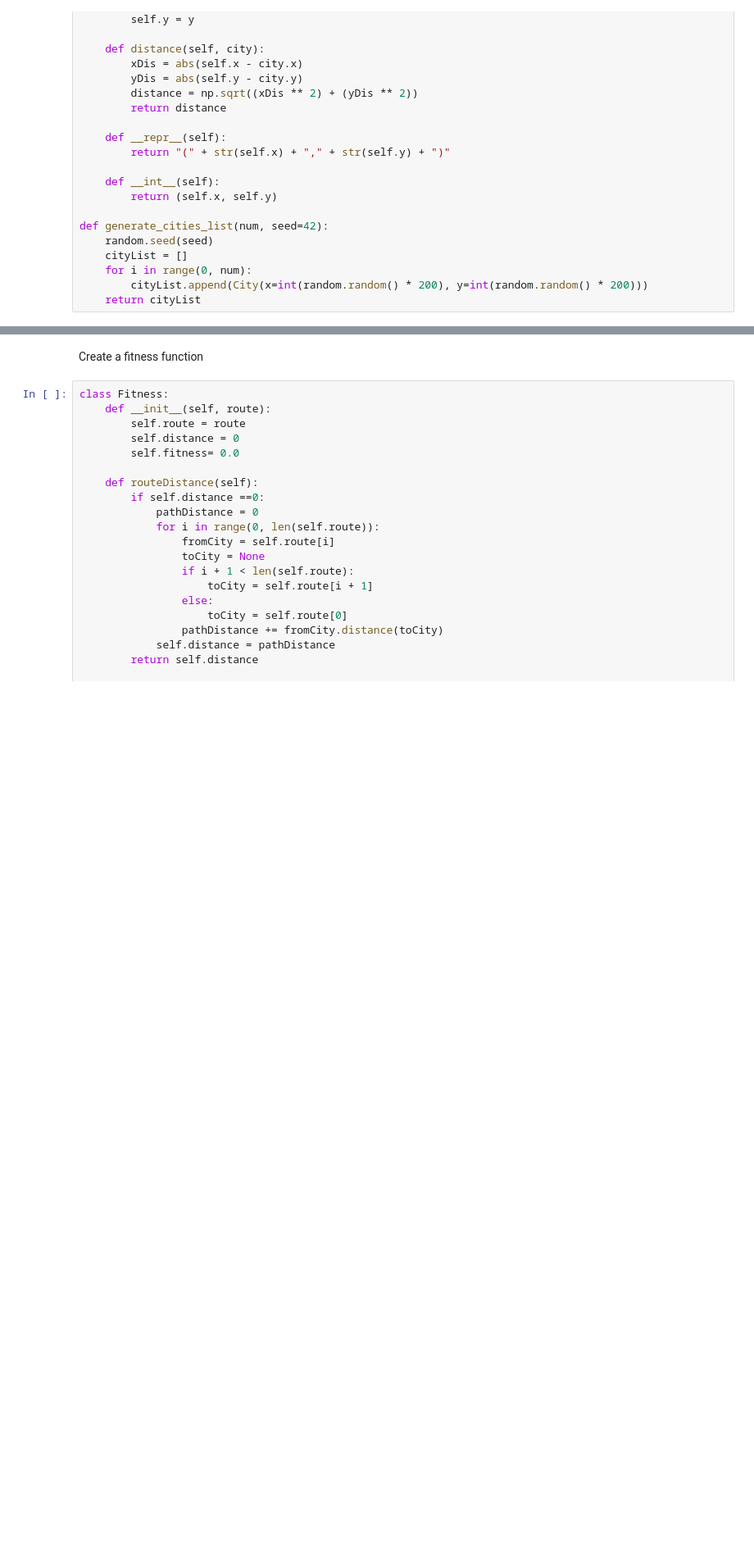
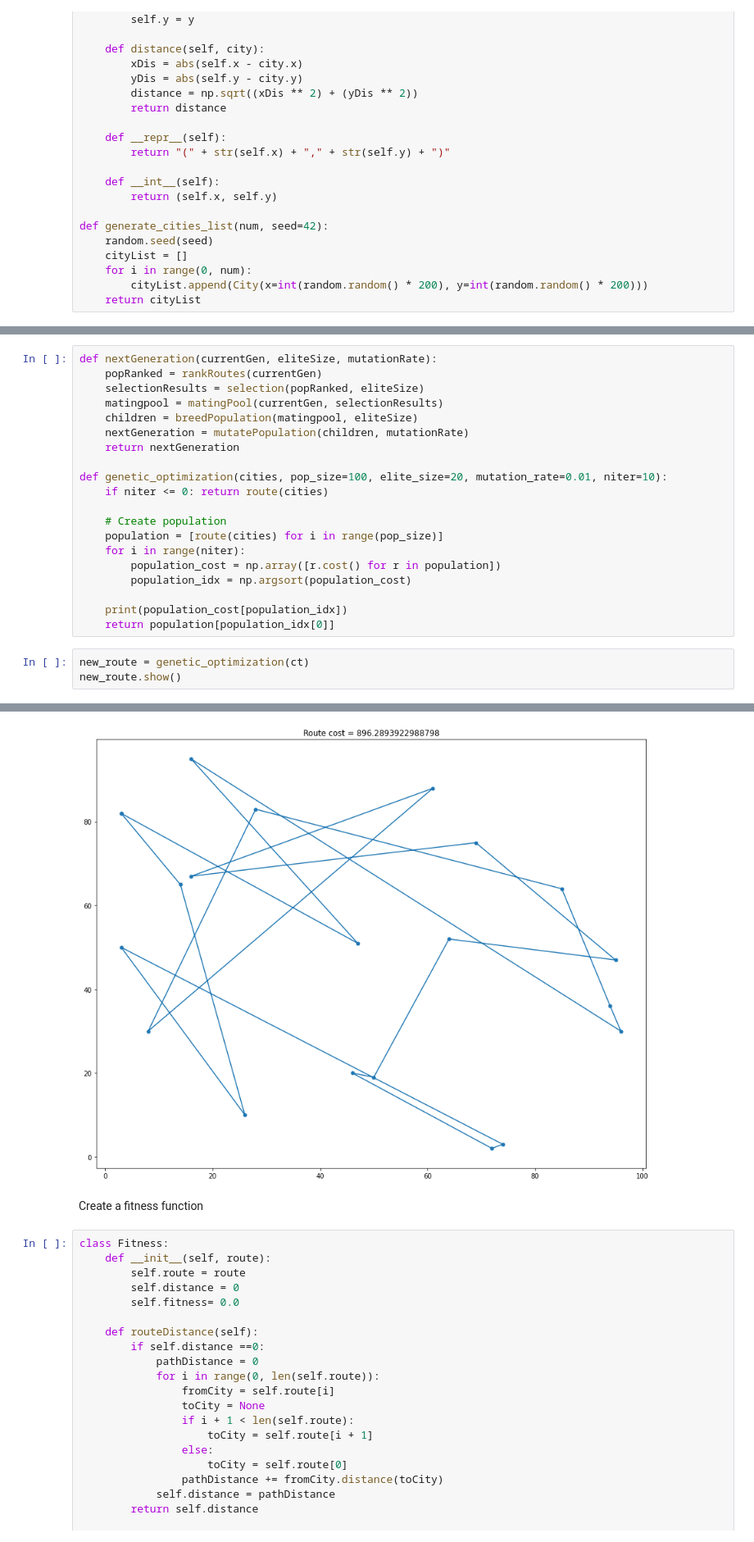
Before and after one commit to borislevant/aiplayground, a Jupyter notebook: traveling_saleseman_problem.ipynb, the cells around one changed output, grey strips where cells are left out. Shown at 82% size. Cells and saved outputs as stored; diff of their text form; blank space fills up the shorter version.

```diff
--- a/traveling_saleseman_problem.ipynb
+++ b/traveling_saleseman_problem.ipynb
@@ -133,0 +149,24 @@ new_route.show()
+# %%
+def nextGeneration(currentGen, eliteSize, mutationRate):
+    popRanked = rankRoutes(currentGen)
+    selectionResults = selection(popRanked, eliteSize)
+    matingpool = matingPool(currentGen, selectionResults)
+    children = breedPopulation(matingpool, eliteSize)
+    nextGeneration = mutatePopulation(children, mutationRate)
+    return nextGeneration
+
+def genetic_optimization(cities, pop_size=100, elite_size=20, mutation_rate=0.01, niter=10):
+    if niter <= 0: return route(cities)
+
+    # Create population
+    population = [route(cities) for i in range(pop_size)]
+    for i in range(niter):
+        population_cost = np.array([r.cost() for r in population])
+        population_idx = np.argsort(population_cost)
+
+    print(population_cost[population_idx])
+    return population[population_idx[0]]
+# %%
+new_route = genetic_optimization(ct)
+new_route.show()
+# %% [output]
@@ -134,3 +193,4 @@ new_route.show()
+[figure, added]
 # %% [markdown]
 Create a fitness function
 # %%
```
Also changed, not shown: parts of 9 cells of this notebook.
